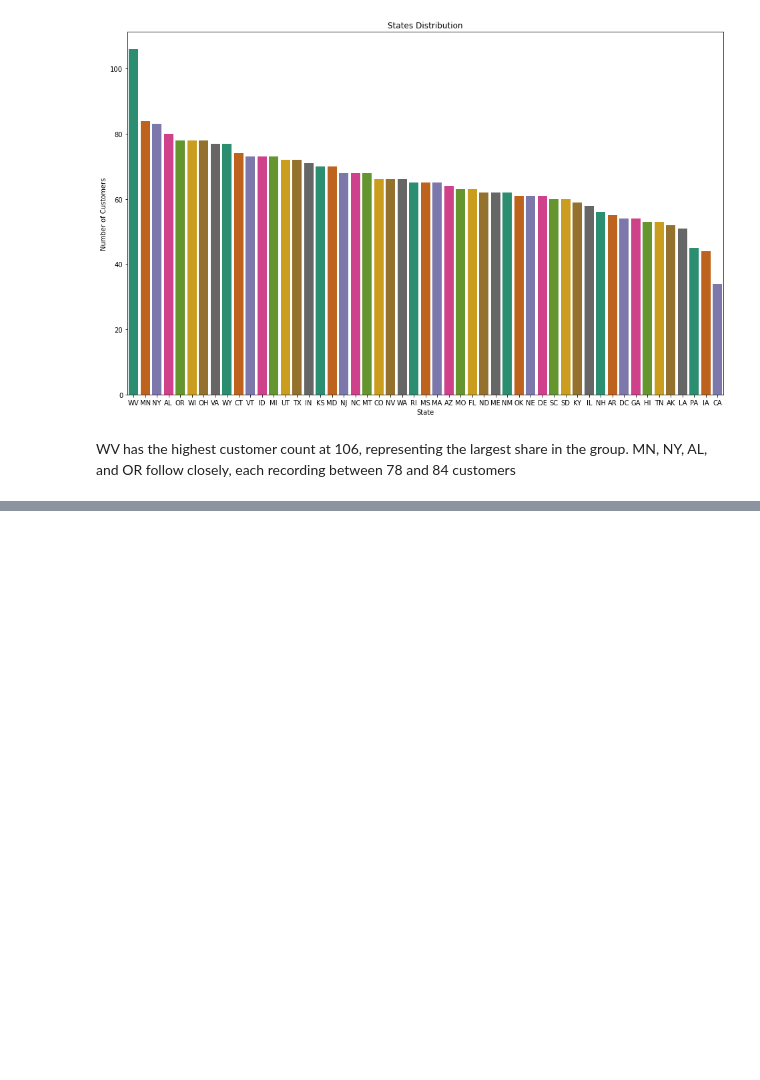
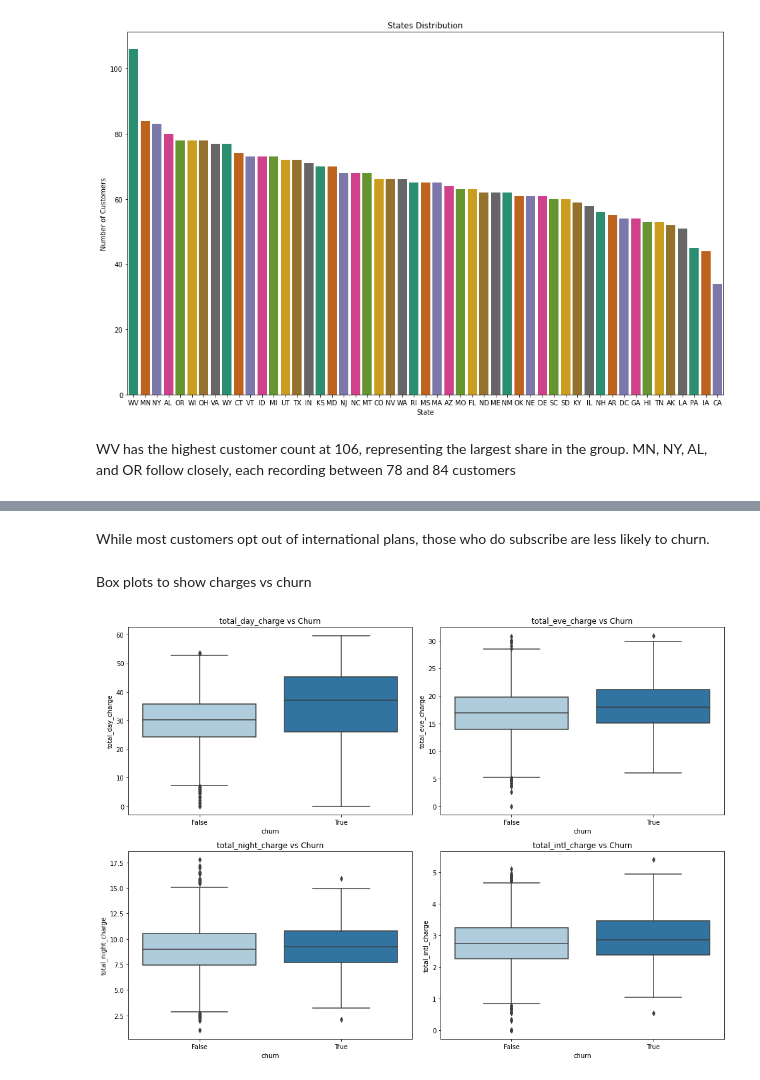
Before and after one commit to edgarowuor-tech/PHASE_THREE_CLASSIFICATION-MODEL-PROJECT, a Jupyter notebook: index.ipynb, the cells around one changed output, grey strips where cells are left out. Saved outputs shown, nothing was run; the diff lists cells and outputs as text; code cells hidden in the pictures; blank space fills up the shorter version.

```diff
--- a/index.ipynb
+++ b/index.ipynb
@@ -443,0 +494,17 @@ WV has the highest customer count at 106, representing the largest share in the
+# %% [markdown]
+While most customers opt out of international plans, those who do subscribe are less likely to churn.
+# %% [markdown]
+Box plots to show charges vs churn
+# %%
+
+charge_features = ["total_day_charge", "total_eve_charge", "total_night_charge", "total_intl_charge"]
+
+plt.figure(figsize = (14,10))
+for i, col in enumerate(charge_features, 1):
+    plt.subplot(2, 2, i)
+    sns.boxplot(x = "churn", y = col, data = data, palette = "Paired")
+    plt.title(f"{col} vs Churn")
+plt.tight_layout()
+plt.show()
+# %% [output]
+[figure, added]
```
Also changed, not shown: parts of 11 cells of this notebook, 1 other file.
